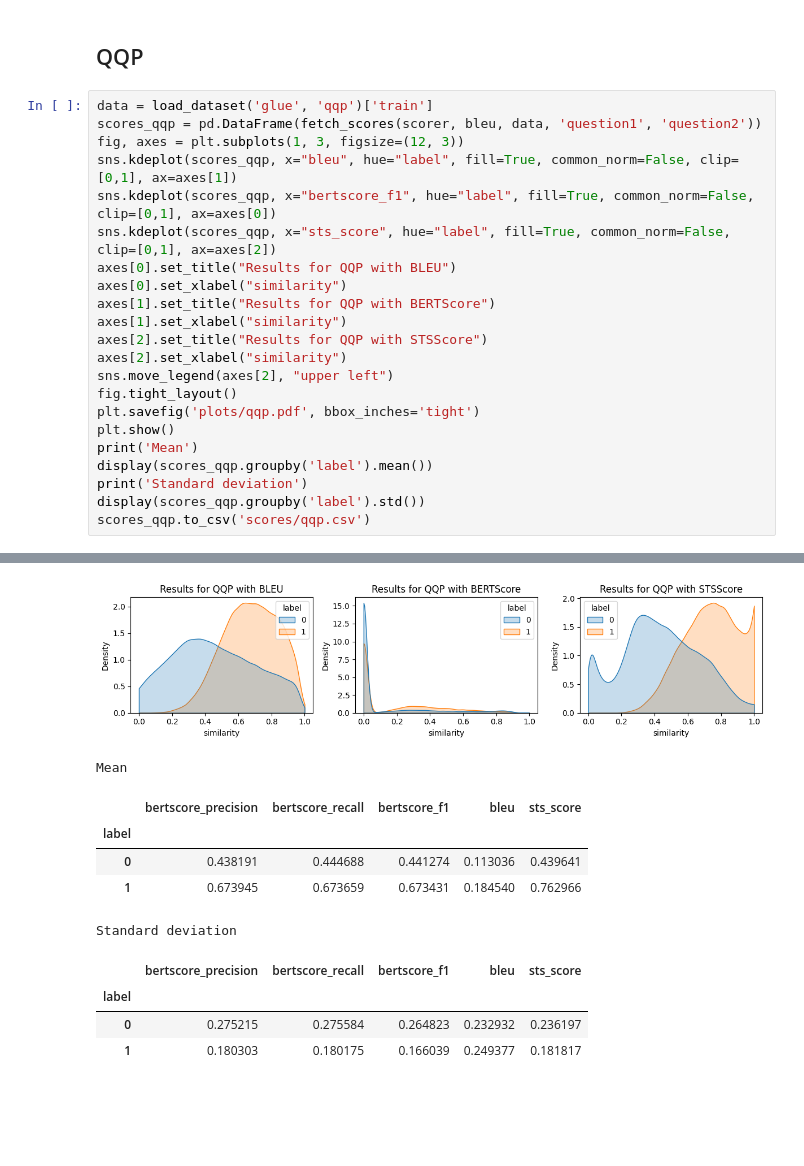
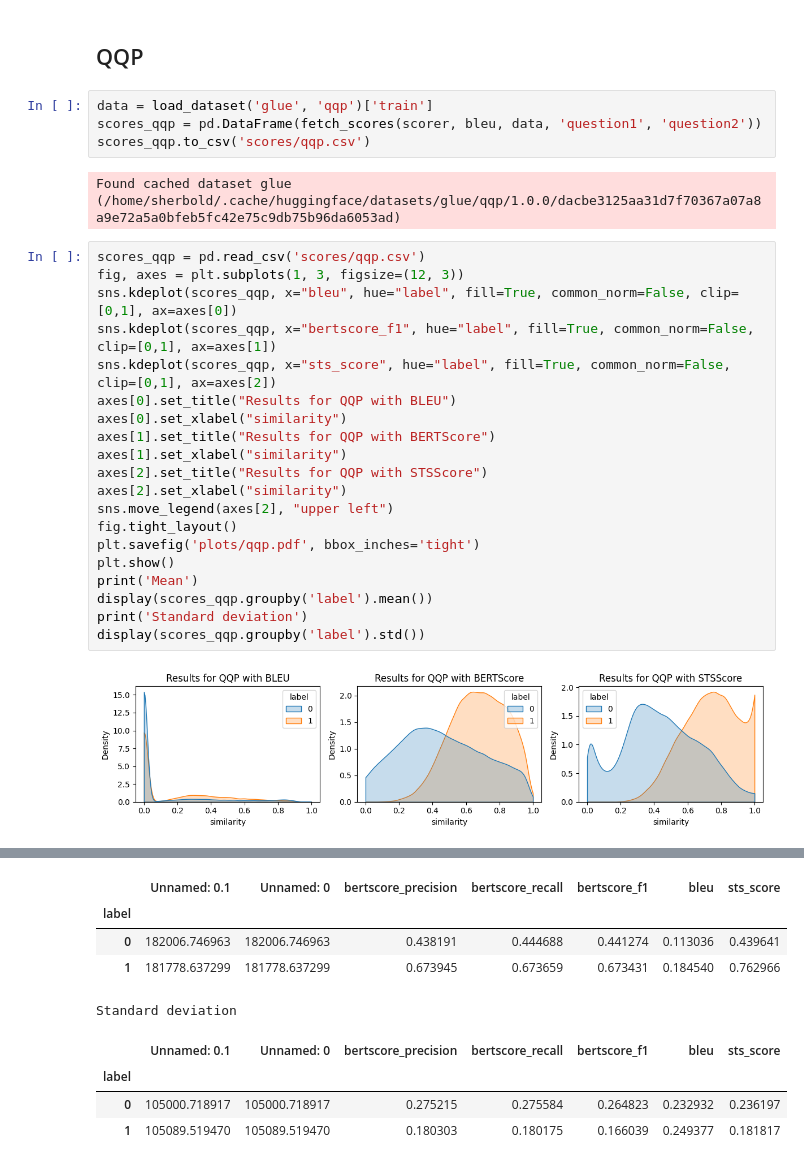
Before and after one commit to aieng-lab/stsscore, a Jupyter notebook: eval-semantic-similarity.ipynb, the cells around one changed output, grey strips where cells are left out. Drawn from its saved outputs; the diff is of its cells as text; blank space fills up the shorter version.

```diff
--- a/eval-semantic-similarity.ipynb
+++ b/eval-semantic-similarity.ipynb
@@ -151,11 +192,16 @@ Standard deviation
 # %% [markdown]
 ## QQP
+# %%
+data = load_dataset('glue', 'qqp')['train']
+scores_qqp = pd.DataFrame(fetch_scores(scorer, bleu, data, 'question1', 'question2'))
+scores_qqp.to_csv('scores/qqp.csv')
+# %% [output]
+Found cached dataset glue (/home/sherbold/.cache/huggingface/datasets/glue/qqp/1.0.0/dacbe3125aa31d7f70367a07a8a9e72a5a0bfeb5fc42e75c9db75b96da6053ad)
 # %%
-data = load_dataset('glue', 'qqp')['train']
-scores_qqp = pd.DataFrame(fetch_scores(scorer, bleu, data, 'question1', 'question2'))
+scores_qqp = pd.read_csv('scores/qqp.csv')
 fig, axes = plt.subplots(1, 3, figsize=(12, 3))
-sns.kdeplot(scores_qqp, x="bleu", hue="label", fill=True, common_norm=False, clip=[0,1], ax=axes[1])
-sns.kdeplot(scores_qqp, x="bertscore_f1", hue="label", fill=True, common_norm=False, clip=[0,1], ax=axes[0])
+sns.kdeplot(scores_qqp, x="bleu", hue="label", fill=True, common_norm=False, clip=[0,1], ax=axes[0])
+sns.kdeplot(scores_qqp, x="bertscore_f1", hue="label", fill=True, common_norm=False, clip=[0,1], ax=axes[1])
 sns.kdeplot(scores_qqp, x="sts_score", hue="label", fill=True, common_norm=False, clip=[0,1], ax=axes[2])
 axes[0].set_title("Results for QQP with BLEU")
 axes[0].set_xlabel("similarity")
@@ -171,5 +217,5 @@ print('Mean')
 display(scores_qqp.groupby('label').mean())
 print('Standard deviation')
 display(scores_qqp.groupby('label').std())
-scores_qqp.to_csv('scores/qqp.csv')
 # %% [output]
+[figure, new version]
@@ -193,11 +223,9 @@ scores_qqp.to_csv('scores/qqp.csv')
-[figure, old version]
+|  | Unnamed: 0.1 | Unnamed: 0 | bertscore_precision | bertscore_recall | bertscore_f1 | bleu | sts_score |
+| label |  |  |  |  |  |  |  |
+| 0 | 182006.746963 | 182006.746963 | 0.438191 | 0.444688 | 0.441274 | 0.113036 | 0.439641 |
+| 1 | 181778.637299 | 181778.637299 | 0.673945 | 0.673659 | 0.673431 | 0.184540 | 0.762966 |
-Mean
+Standard deviation
-|  | bertscore_precision | bertscore_recall | bertscore_f1 | bleu | sts_score |
-| label |  |  |  |  |  |
-| 0 | 0.438191 | 0.444688 | 0.441274 | 0.113036 | 0.439641 |
-| 1 | 0.673945 | 0.673659 | 0.673431 | 0.184540 | 0.762966 |
-Standard deviation
-|  | bertscore_precision | bertscore_recall | bertscore_f1 | bleu | sts_score |
-| label |  |  |  |  |  |
-| 0 | 0.275215 | 0.275584 | 0.264823 | 0.232932 | 0.236197 |
-| 1 | 0.180303 | 0.180175 | 0.166039 | 0.249377 | 0.181817 |
+|  | Unnamed: 0.1 | Unnamed: 0 | bertscore_precision | bertscore_recall | bertscore_f1 | bleu | sts_score |
+| label |  |  |  |  |  |  |  |
+| 0 | 105000.718917 | 105000.718917 | 0.275215 | 0.275584 | 0.264823 | 0.232932 | 0.236197 |
+| 1 | 105089.519470 | 105089.519470 | 0.180303 | 0.180175 | 0.166039 | 0.249377 | 0.181817 |
```
Also changed, not shown: parts of 5 cells of this notebook.
